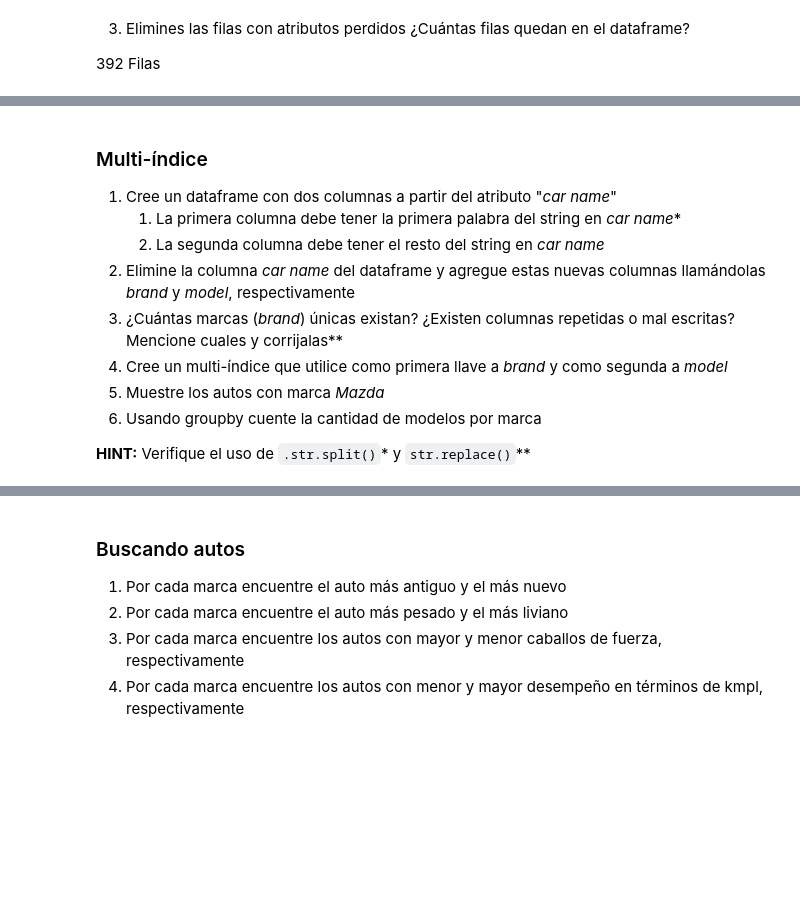
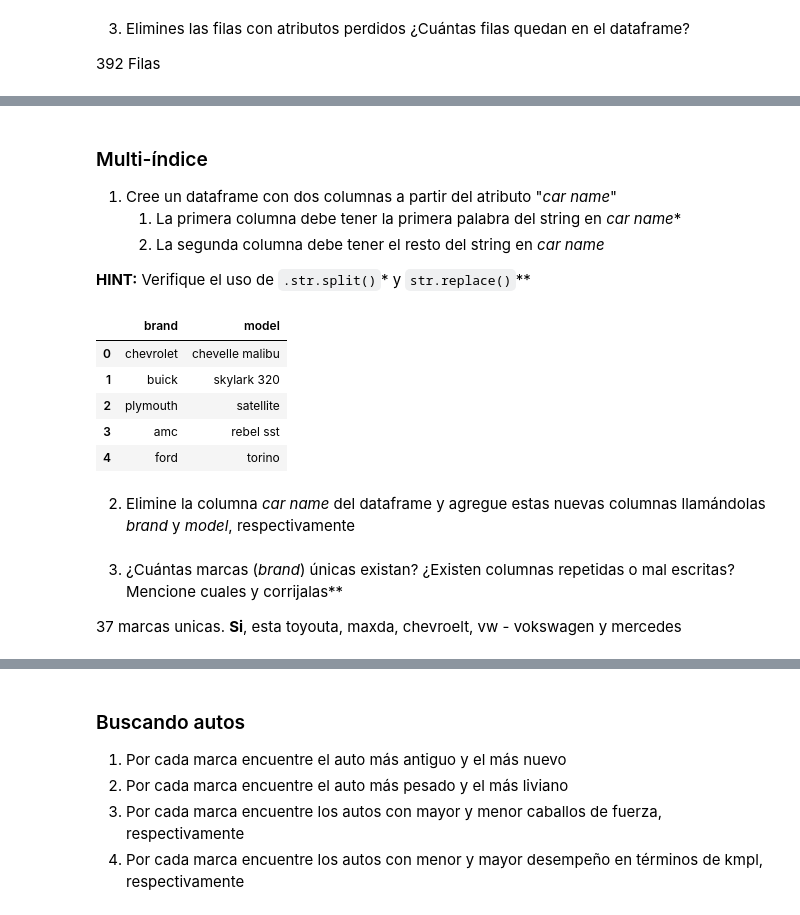
Before and after one commit to eidepozo/INFO147-Tarea_01, a Jupyter notebook: tarea/actividad_práctica.ipynb, the cells around one changed output, grey strips where cells are left out. Cells and saved outputs as stored; diff of their text form; code cells hidden in the pictures; blank space fills up the shorter version.

Commit message:
terminando multi-indice

```diff
--- a/tarea/actividad_práctica.ipynb
+++ b/tarea/actividad_práctica.ipynb
@@ -141,7 +137,7 @@ df["origin"] = df["origin"].apply(cambiar_origen) #aplicar esto una segunda vez,
 # %%
 #1 Gallon per Mile  =  2.352145 Liter per Kilometer
 df["mpg"] = df["mpg"].apply(lambda x: 2.352145*x)
-df = df.rename(columns = {"mpg": "kmpl"})
+df.rename(columns = {"mpg": "kmpl"}, inplace=True)
 df.head()
 # %% [output]
 |  | kmpl | cylinders | displacement | horsepower | weight | acceleration | myear | origin | cname |
@@ -201,10 +208,19 @@ df.dropna()
 1. Cree un dataframe con dos columnas a partir del atributo "*car name*"
     1. La primera columna debe tener la primera palabra del string en *car name**
     1. La segunda columna debe tener el resto del string en *car name*
-1. Elimine la columna *car name* del dataframe y agregue estas nuevas columnas llamándolas *brand* y *model*, respectivamente
-1. ¿Cuántas marcas (*brand*) únicas existan? ¿Existen columnas repetidas o mal escritas? Mencione cuales y corrijalas**
-1. Cree un multi-índice que utilice como primera llave a *brand* y como segunda a *model*
-1. Muestre los autos con marca *Mazda*
-1. Usando groupby cuente la cantidad de modelos por marca
 
 **HINT:** Verifique el uso de `.str.split()`* y `str.replace()`**
+# %%
+new_df = df.cname.str.split(n=1, expand=True)
+new_df.rename(columns = {0: "brand", 1: "model"}, inplace=True)
+
+new_df.head()
+# %% [output]
+|  | brand | model |
+| 0 | chevrolet | chevelle malibu |
+| 1 | buick | skylark 320 |
+| 2 | plymouth | satellite |
+| 3 | amc | rebel sst |
+| 4 | ford | torino |
+# %% [markdown]
+2. Elimine la columna *car name* del dataframe y agregue estas nuevas columnas llamándolas *brand* y *model*, respectivamente
@@ -210,0 +231,4 @@ df.dropna()
+# %% [markdown]
+3. ¿Cuántas marcas (*brand*) únicas existan? ¿Existen columnas repetidas o mal escritas? Mencione cuales y corrijalas**
+
+37 marcas unicas. **Si**, esta toyouta, maxda, chevroelt, vw - vokswagen y mercedes
```
Also changed, not shown: parts of 11 cells of this notebook.
